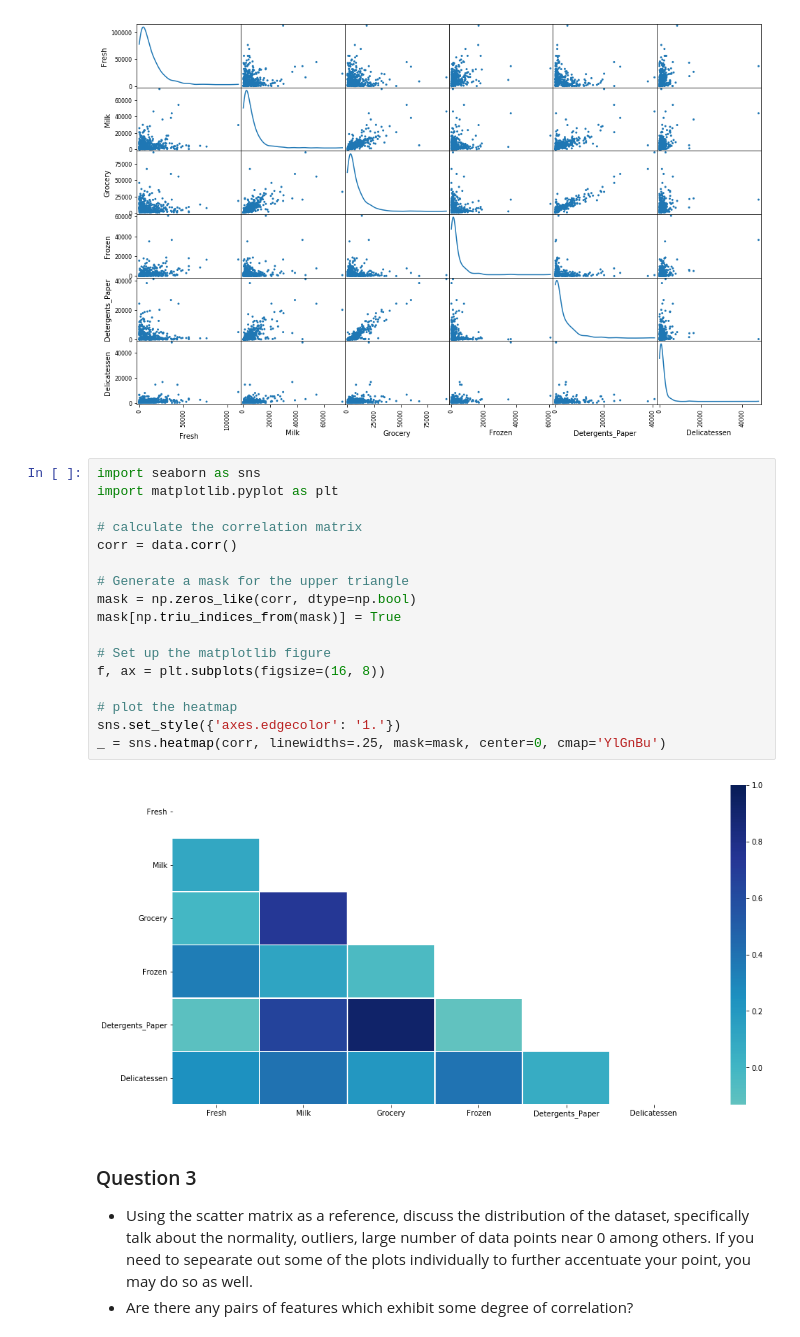
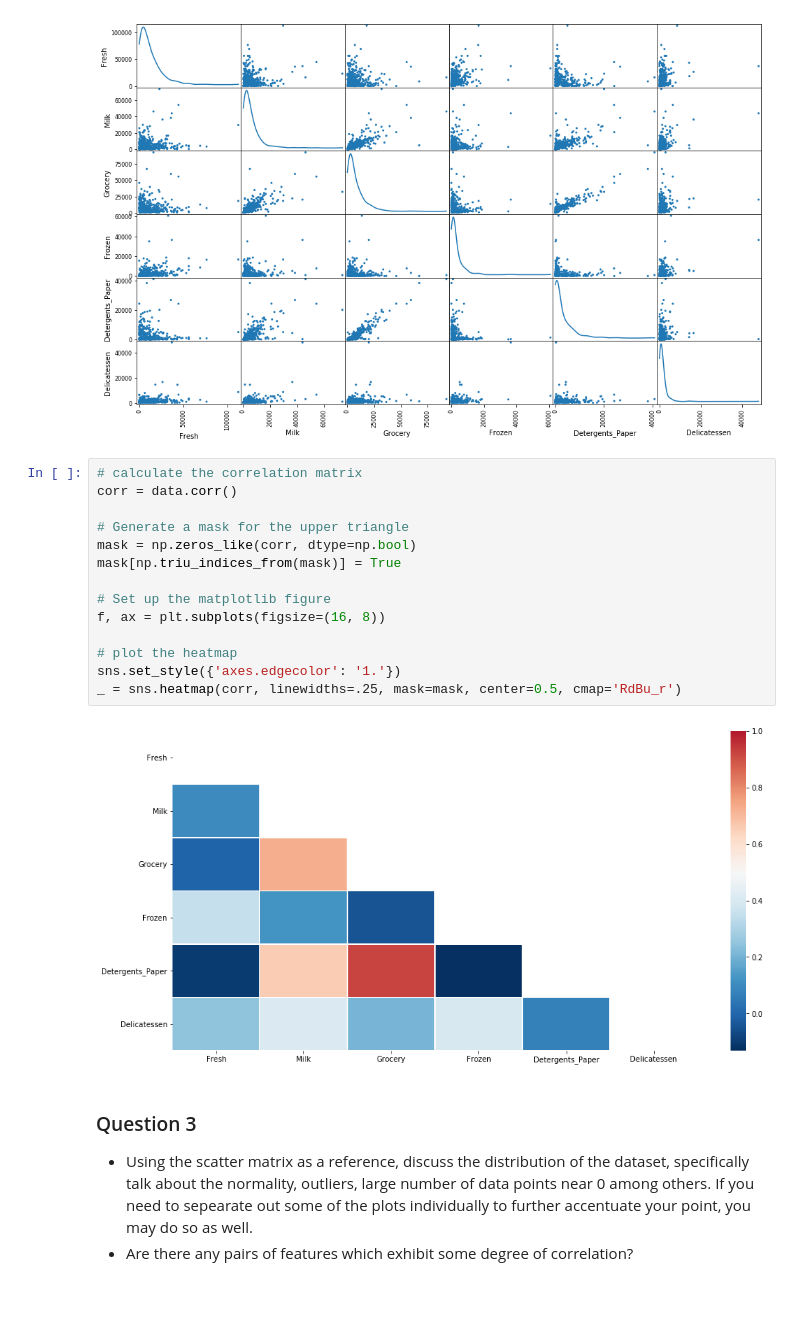
Before and after one commit to brunobelluomini/machine-learning-nanodegree, a Jupyter notebook: customer_segments/customer_segments.ipynb, the cells around one changed output. Saved outputs shown, nothing was run; the diff lists cells and outputs as text; blank space fills up the shorter version.

```diff
--- a/customer_segments/customer_segments.ipynb
+++ b/customer_segments/customer_segments.ipynb
@@ -156,24 +207,21 @@ pd.plotting.scatter_matrix(data, alpha = 1.0, figsize = (16, 10), diagonal = 'kd
 # %% [output]
 [figure]
 # %%
-import seaborn as sns
-import matplotlib.pyplot as plt
-
 # calculate the correlation matrix
 corr = data.corr()
 
 # Generate a mask for the upper triangle
 mask = np.zeros_like(corr, dtype=np.bool)
 mask[np.triu_indices_from(mask)] = True
 
 # Set up the matplotlib figure
 f, ax = plt.subplots(figsize=(16, 8))
 
 # plot the heatmap
 sns.set_style({'axes.edgecolor': '1.'})
-_ = sns.heatmap(corr, linewidths=.25, mask=mask, center=0, cmap='YlGnBu')
+_ = sns.heatmap(corr, linewidths=.25, mask=mask, center=0.5, cmap='RdBu_r')
 # %% [output]
-[figure, old version]
+[figure, new version]
 # %% [markdown]
 ### Question 3
 * Using the scatter matrix as a reference, discuss the distribution of the dataset, specifically talk about the normality, outliers, large number of data points near 0 among others. If you need to sepearate out some of the plots individually to further accentuate your point, you may do so as well.
```
Also changed, not shown: parts of 27 cells of this notebook, 2 other files.
